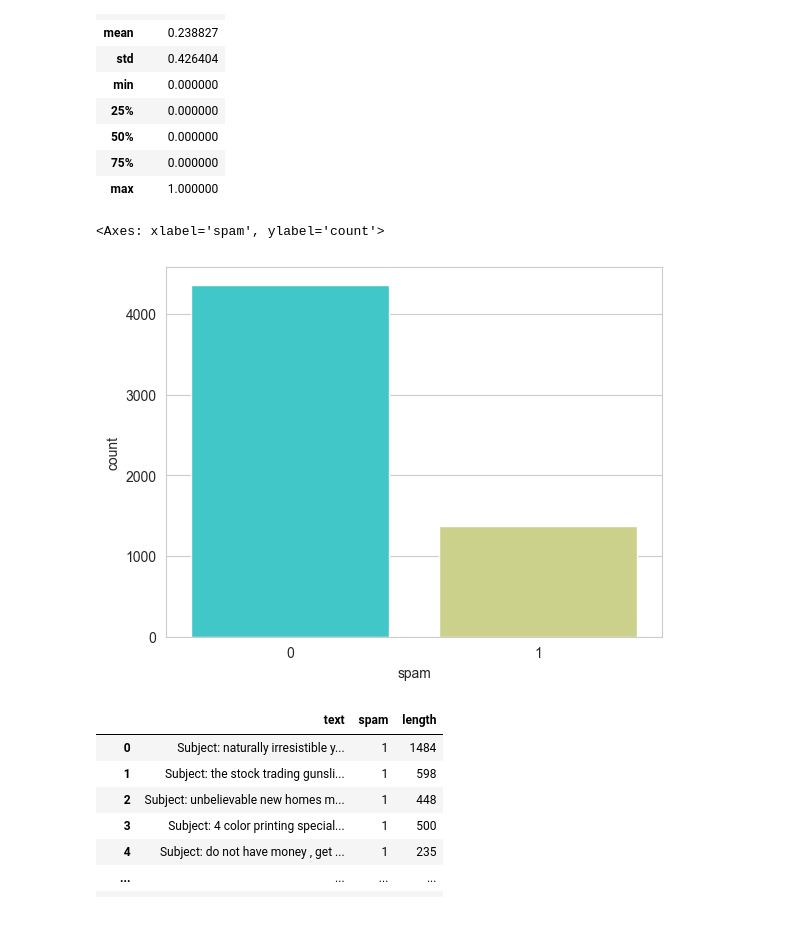
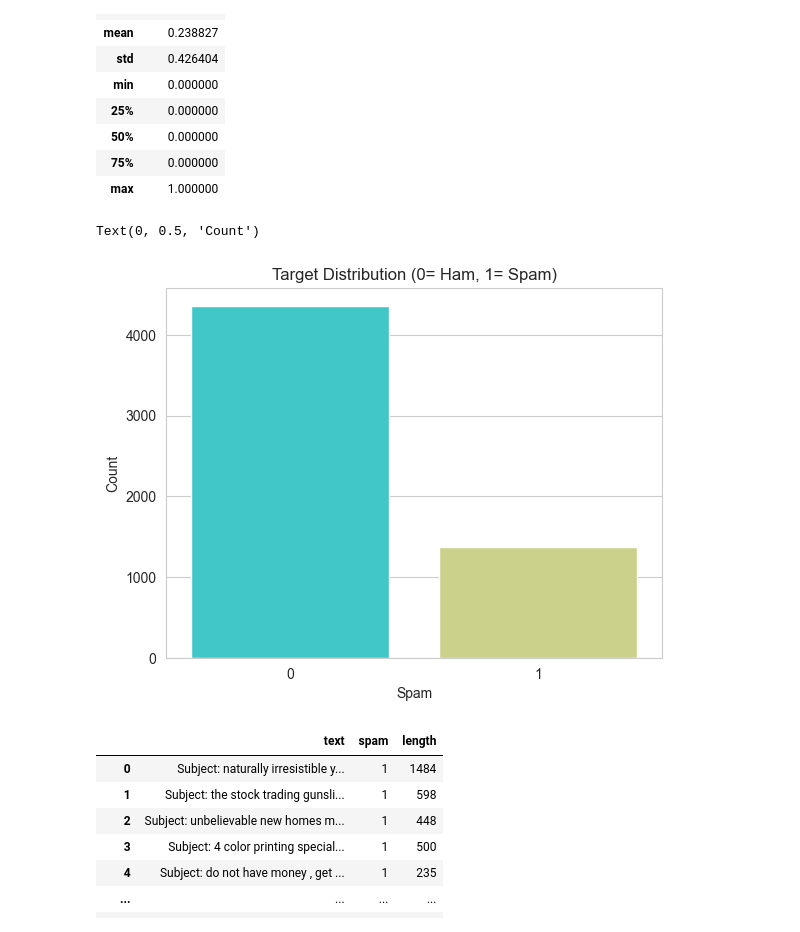
Before and after one commit to mariamaadelosoye-cmd/Spam-Detection, a Jupyter notebook: Spam Detector.ipynb, the cells around one changed output. Saved outputs shown, nothing was run; the diff lists cells and outputs as text; code cells hidden in the pictures.

```diff
--- a/Spam Detector.ipynb
+++ b/Spam Detector.ipynb
@@ -57,8 +74,12 @@ emails.describe()
 | 75% | 0.000000 |
 | max | 1.000000 |
 # %%
+# plot target distribution
+plt.title('Target Distribution (0= Ham, 1= Spam)')
 sns.countplot(emails, x='spam', palette='rainbow')
+plt.xlabel('Spam')
+plt.ylabel('Count')
 # %% [output]
-<Axes: xlabel='spam', ylabel='count'>
+Text(0, 0.5, 'Count')
-[figure, old version]
+[figure, new version]
 # %%
```
Also changed, not shown: parts of 46 cells of this notebook.
